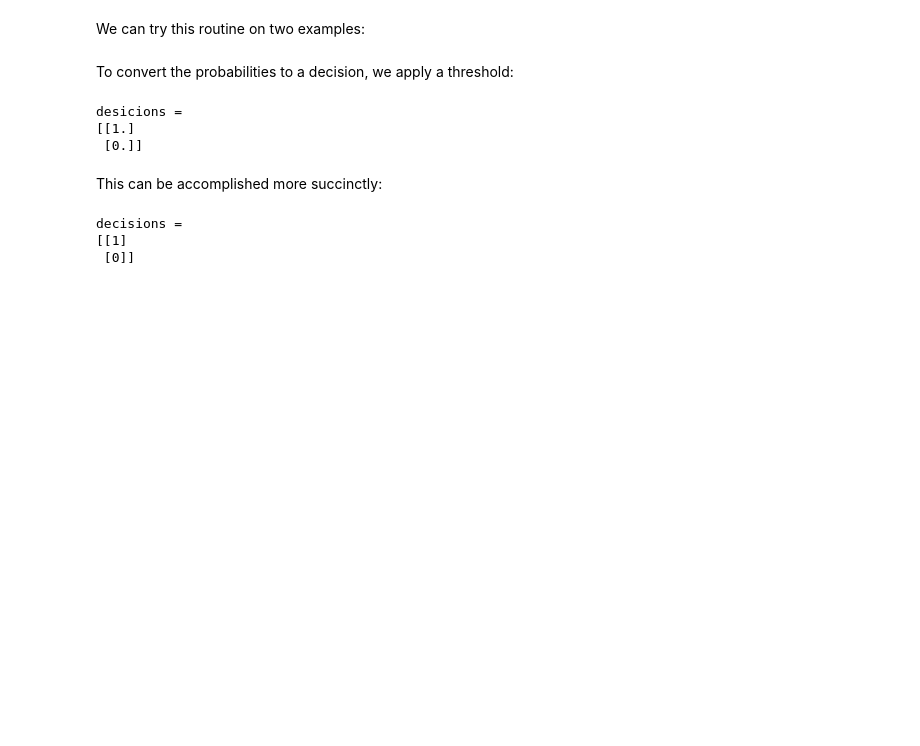
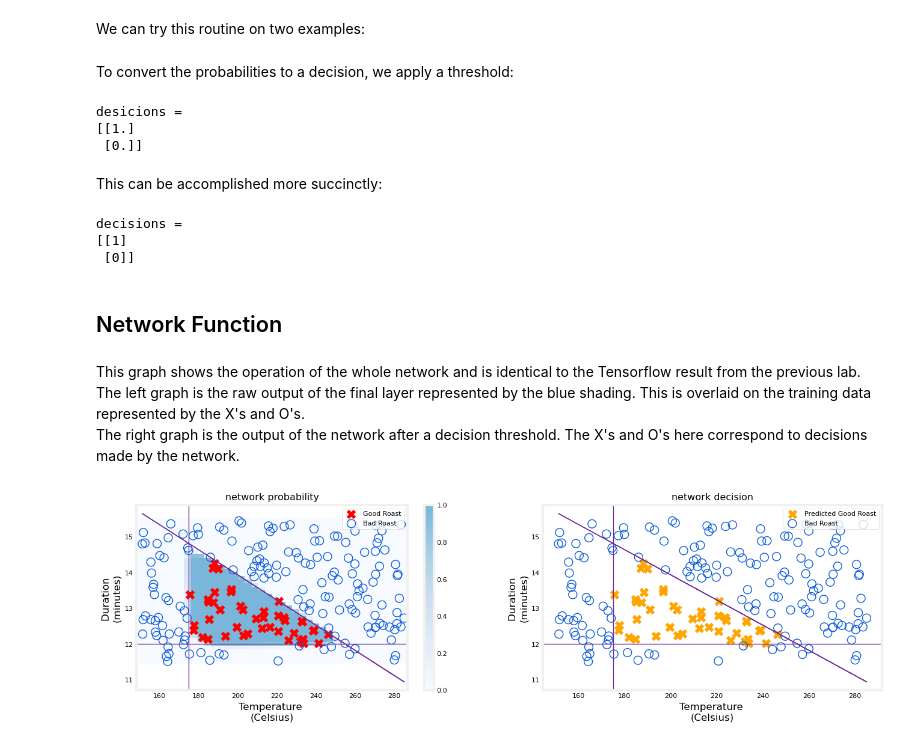
Before and after one commit to OoFa99/Machine-Learning-Specialization, a Jupyter notebook: C2_Advanced Learning Algorithms/Week1/C2_W_Lab03_CoffeeRoasting_Numpy.ipynb, the cells around one changed output. Drawn from its saved outputs; the diff is of its cells as text; code cells hidden in the pictures; blank space fills up the shorter version.

Commit message:
Finished C2_W1_Lab03
- Visualized the result
- Finished Week 1

```diff
--- a/C2_Advanced Learning Algorithms/Week1/C2_W_Lab03_CoffeeRoasting_Numpy.ipynb
+++ b/C2_Advanced Learning Algorithms/Week1/C2_W_Lab03_CoffeeRoasting_Numpy.ipynb
@@ -143,3 +143,14 @@ print(f"decisions = \n{yhat}")
 decisions =
 [[1]
  [0]]
+# %% [markdown]
+## Network Function
+# %% [markdown]
+This graph shows the operation of the whole network and is identical to the Tensorflow result from the previous lab.
+The left graph is the raw output of the final layer represented by the blue shading. This is overlaid on the training data represented by the X's and O's.
+The right graph is the output of the network after a decision threshold. The X's and O's here correspond to decisions made by the network.
+# %%
+netf = lambda x : my_predict(norm_l(x), W1_tmp, b1_tmp, W2_tmp, b2_tmp)
+plt_network(X, Y, netf)
+# %% [output]
+[figure, added]
```
Also changed, not shown: parts of 1 cell of this notebook.
